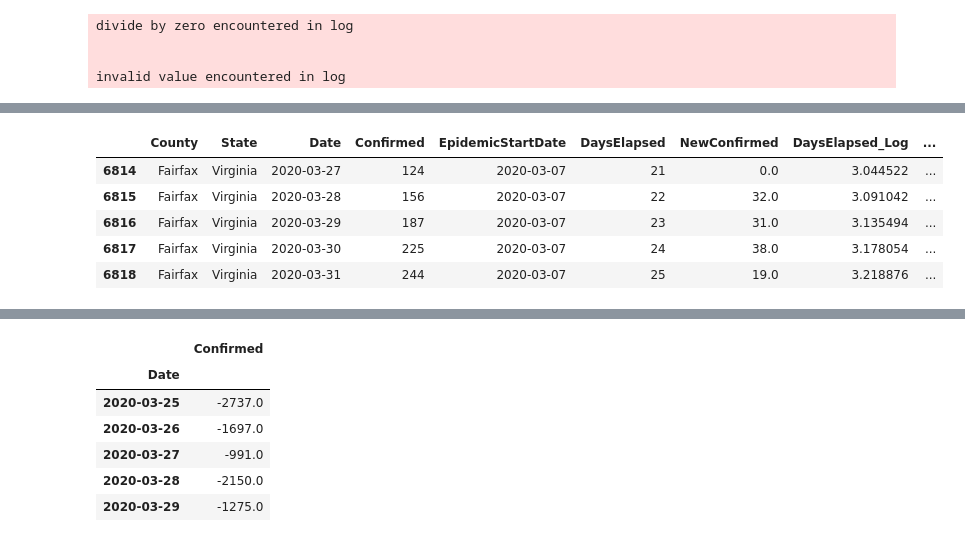
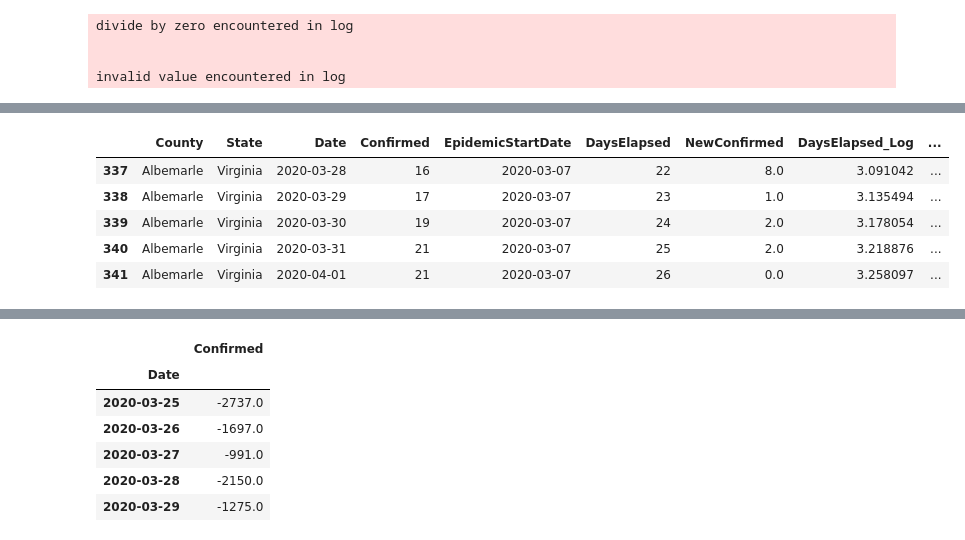
Before and after one commit to ishaandey/covid-19, a Jupyter notebook: covid_viz.ipynb, the cells around one changed output, grey strips where cells are left out. Drawn from its saved outputs; the diff is of its cells as text; code cells hidden in the pictures.

```diff
--- a/covid_viz.ipynb
+++ b/covid_viz.ipynb
@@ -50,9 +50,9 @@ df_country[df_country.Country=='US'].tail()
 # %%
-df_local[df_local.County=='Fairfax'].tail()
+df_local[df_local.County=='Albemarle'].tail()
 # %% [output]
 |  | County | State | Date | Confirmed | EpidemicStartDate | DaysElapsed | NewConfirmed | DaysElapsed_Log | ... |
-| 6814 | Fairfax | Virginia | 2020-03-27 | 124 | 2020-03-07 | 21 | 0.0 | 3.044522 | ... |
-| 6815 | Fairfax | Virginia | 2020-03-28 | 156 | 2020-03-07 | 22 | 32.0 | 3.091042 | ... |
-| 6816 | Fairfax | Virginia | 2020-03-29 | 187 | 2020-03-07 | 23 | 31.0 | 3.135494 | ... |
-| 6817 | Fairfax | Virginia | 2020-03-30 | 225 | 2020-03-07 | 24 | 38.0 | 3.178054 | ... |
-| 6818 | Fairfax | Virginia | 2020-03-31 | 244 | 2020-03-07 | 25 | 19.0 | 3.218876 | ... |
+| 337 | Albemarle | Virginia | 2020-03-28 | 16 | 2020-03-07 | 22 | 8.0 | 3.091042 | ... |
+| 338 | Albemarle | Virginia | 2020-03-29 | 17 | 2020-03-07 | 23 | 1.0 | 3.135494 | ... |
+| 339 | Albemarle | Virginia | 2020-03-30 | 19 | 2020-03-07 | 24 | 2.0 | 3.178054 | ... |
+| 340 | Albemarle | Virginia | 2020-03-31 | 21 | 2020-03-07 | 25 | 2.0 | 3.218876 | ... |
+| 341 | Albemarle | Virginia | 2020-04-01 | 21 | 2020-03-07 | 26 | 0.0 | 3.258097 | ... |
```
Also changed, not shown: parts of 9 cells of this notebook.
